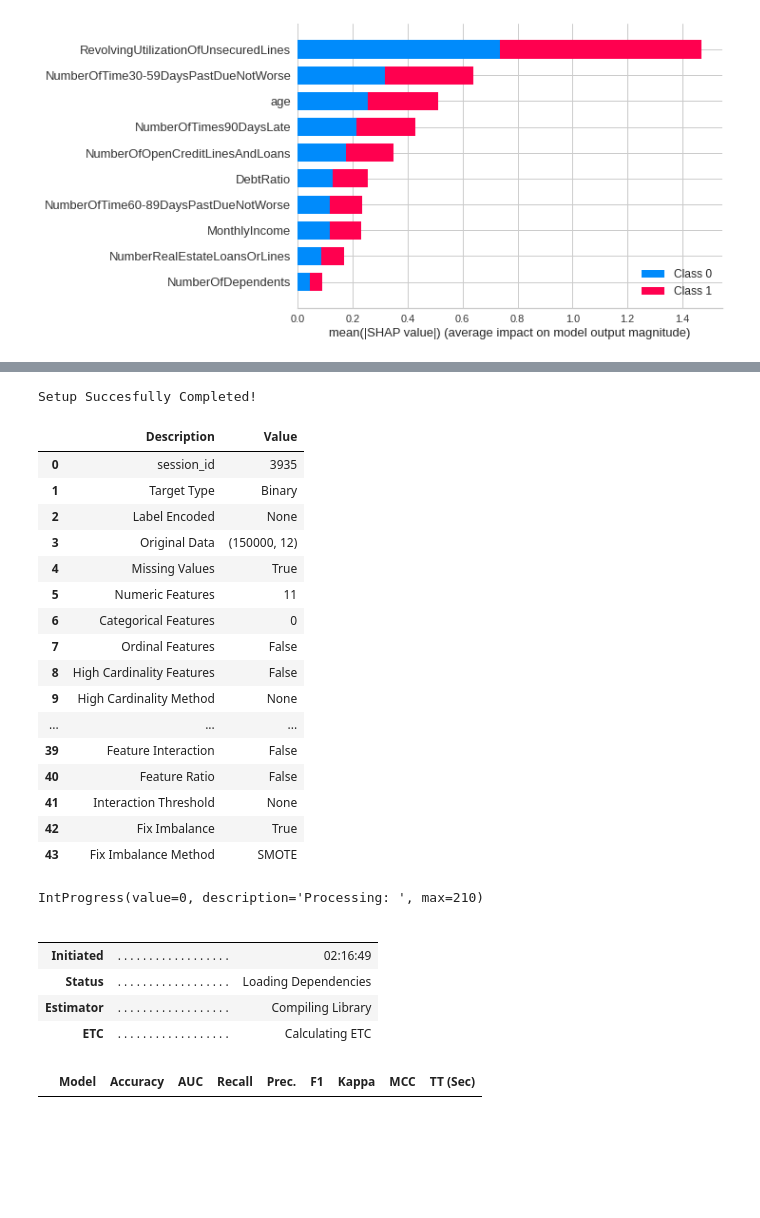
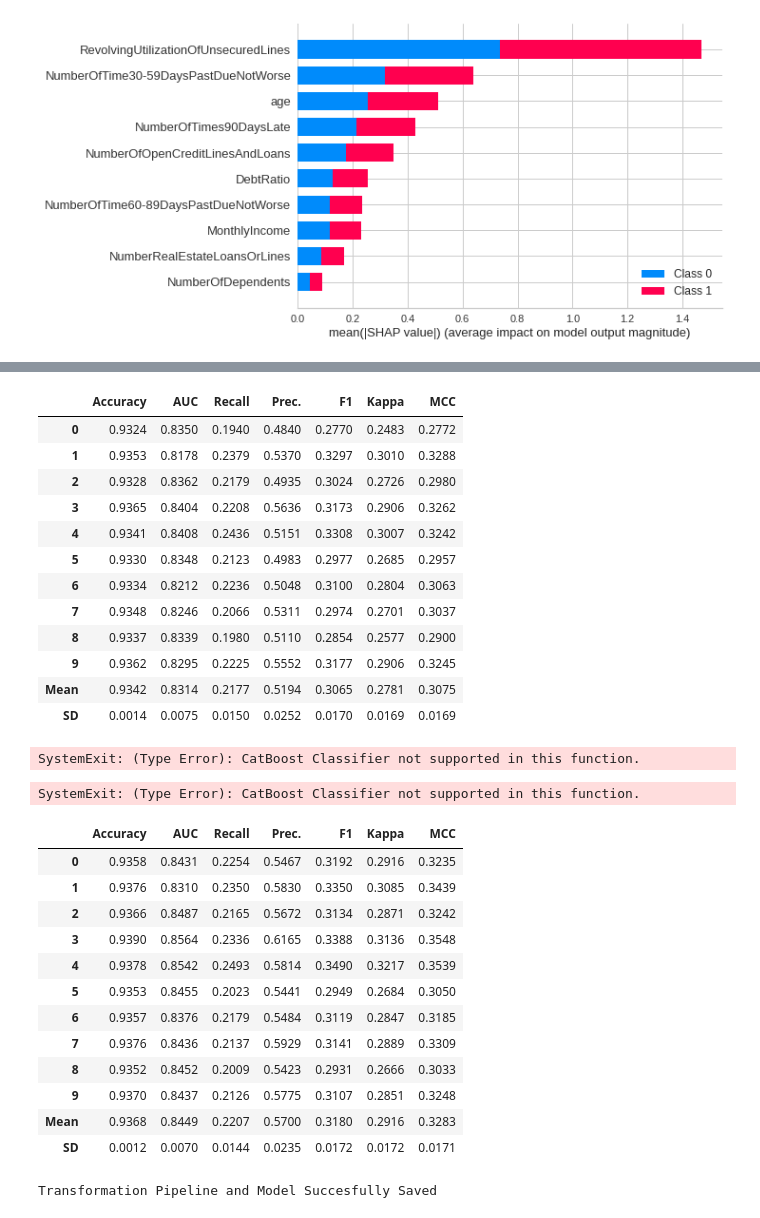
Before and after one commit to iamNCJ/Give-Me-Some-Credit, a Jupyter notebook: model/pycaret_model.ipynb, the cells around one changed output, grey strips where cells are left out. Saved outputs shown, nothing was run; the diff lists cells and outputs as text; code cells hidden in the pictures; blank space fills up the shorter version.

```diff
--- a/model/pycaret_model.ipynb
+++ b/model/pycaret_model.ipynb
@@ -172,46 +172,57 @@ INFO:logs:interpret_model() succesfully completed...............................
 # %%
 import pandas as pd
 from pycaret.classification import *
 data = pd.read_csv('./data/cs-training.csv')
 # initializing setup
 clf2 = setup(data, target='SeriousDlqin2yrs', numeric_features=['NumberOfTime30-59DaysPastDueNotWorse',
                                                                 'NumberOfTimes90DaysLate',
                                                                 'NumberOfTime60-89DaysPastDueNotWorse',
                                                                 'NumberOfDependents'],
-             fix_imbalance = True)
-# compare all baseline models and select top 5
-top5 = compare_models(n_select=5, sort='AUC', turbo=False)
-# tune top 5 base models
-tuned_top5 = [tune_model(i, optimize='AUC') for i in top5]
-bagged_top5 = [ensemble_model(i, optimize='AUC') for i in tuned_top5]
-blender = blend_models(estimator_list=top5, optimize='AUC')
+             fix_imbalance=True)
+# compare all baseline models and select top 3
+top3 = compare_models(n_select=3, sort='AUC', turbo=True)
+# tune top 3 base models
+tuned_top3 = [tune_model(i, optimize='AUC') for i in top3]
+bagged_top3 = [ensemble_model(i, optimize='AUC') for i in tuned_top3]
+blender = blend_models(estimator_list=top3, optimize='AUC')
 best = automl(optimize='AUC')
 calibrated_best = calibrate_model(best)
 save_model(calibrated_best, 'calibrated_best_saved_07032020')
 # %% [output]
+|  | Accuracy | AUC | Recall | Prec. | F1 | Kappa | MCC |
+| 0 | 0.9324 | 0.8350 | 0.1940 | 0.4840 | 0.2770 | 0.2483 | 0.2772 |
+| 1 | 0.9353 | 0.8178 | 0.2379 | 0.5370 | 0.3297 | 0.3010 | 0.3288 |
+| 2 | 0.9328 | 0.8362 | 0.2179 | 0.4935 | 0.3024 | 0.2726 | 0.2980 |
+| 3 | 0.9365 | 0.8404 | 0.2208 | 0.5636 | 0.3173 | 0.2906 | 0.3262 |
+| 4 | 0.9341 | 0.8408 | 0.2436 | 0.5151 | 0.3308 | 0.3007 | 0.3242 |
+| 5 | 0.9330 | 0.8348 | 0.2123 | 0.4983 | 0.2977 | 0.2685 | 0.2957 |
+| 6 | 0.9334 | 0.8212 | 0.2236 | 0.5048 | 0.3100 | 0.2804 | 0.3063 |
+| 7 | 0.9348 | 0.8246 | 0.2066 | 0.5311 | 0.2974 | 0.2701 | 0.3037 |
+| 8 | 0.9337 | 0.8339 | 0.1980 | 0.5110 | 0.2854 | 0.2577 | 0.2900 |
+| 9 | 0.9362 | 0.8295 | 0.2225 | 0.5552 | 0.3177 | 0.2906 | 0.3245 |
+| Mean | 0.9342 | 0.8314 | 0.2177 | 0.5194 | 0.3065 | 0.2781 | 0.3075 |
+| SD | 0.0014 | 0.0075 | 0.0150 | 0.0252 | 0.0170 | 0.0169 | 0.0169 |
-Setup Succesfully Completed!
+SystemExit: (Type Error): CatBoost Classifier not supported in this function.
-|  | Description | Value |
-| 0 | session_id | 3935 |
-| 1 | Target Type | Binary |
-| 2 | Label Encoded | None |
-| 3 | Original Data | (150000, 12) |
-| 4 | Missing Values | True |
-| 5 | Numeric Features | 11 |
-| 6 | Categorical Features | 0 |
-| 7 | Ordinal Features | False |
-| 8 | High Cardinality Features | False |
-| 9 | High Cardinality Method | None |
-| ... | ... | ... |
-| 39 | Feature Interaction | False |
-| 40 | Feature Ratio | False |
-| 41 | Interaction Threshold | None |
-| 42 | Fix Imbalance | True |
-| 43 | Fix Imbalance Method | SMOTE |
-IntProgress(value=0, description='Processing: ', max=210)
-|  |  |  |
-|  |  |  |
-| Initiated | . . . . . . . . . . . . . . . . . . | 02:16:49 |
-| Status | . . . . . . . . . . . . . . . . . . | Loading Dependencies |
-| Estimator | . . . . . . . . . . . . . . . . . . | Compiling Library |
-| ETC | . . . . . . . . . . . . . . . . . . | Calculating ETC |
-|  | Model | Accuracy | AUC | Recall | Prec. | F1 | Kappa | MCC | TT (Sec) |
+# %%
+blender = blend_models(estimator_list=top3, optimize='AUC')
+# %% [output]
+SystemExit: (Type Error): CatBoost Classifier not supported in this function.
+# %%
+best = automl(optimize='AUC')
+calibrated_best = calibrate_model(best)
+save_model(calibrated_best, 'calibrated_best_saved_07032020')
+# %% [output]
+|  | Accuracy | AUC | Recall | Prec. | F1 | Kappa | MCC |
+| 0 | 0.9358 | 0.8431 | 0.2254 | 0.5467 | 0.3192 | 0.2916 | 0.3235 |
+| 1 | 0.9376 | 0.8310 | 0.2350 | 0.5830 | 0.3350 | 0.3085 | 0.3439 |
+| 2 | 0.9366 | 0.8487 | 0.2165 | 0.5672 | 0.3134 | 0.2871 | 0.3242 |
+| 3 | 0.9390 | 0.8564 | 0.2336 | 0.6165 | 0.3388 | 0.3136 | 0.3548 |
+| 4 | 0.9378 | 0.8542 | 0.2493 | 0.5814 | 0.3490 | 0.3217 | 0.3539 |
+| 5 | 0.9353 | 0.8455 | 0.2023 | 0.5441 | 0.2949 | 0.2684 | 0.3050 |
+| 6 | 0.9357 | 0.8376 | 0.2179 | 0.5484 | 0.3119 | 0.2847 | 0.3185 |
+| 7 | 0.9376 | 0.8436 | 0.2137 | 0.5929 | 0.3141 | 0.2889 | 0.3309 |
+| 8 | 0.9352 | 0.8452 | 0.2009 | 0.5423 | 0.2931 | 0.2666 | 0.3033 |
+| 9 | 0.9370 | 0.8437 | 0.2126 | 0.5775 | 0.3107 | 0.2851 | 0.3248 |
+| Mean | 0.9368 | 0.8449 | 0.2207 | 0.5700 | 0.3180 | 0.2916 | 0.3283 |
+| SD | 0.0012 | 0.0070 | 0.0144 | 0.0235 | 0.0172 | 0.0172 | 0.0171 |
+Transformation Pipeline and Model Succesfully Saved
```
Also changed, not shown: parts of 9 cells of this notebook, 2 other files.
